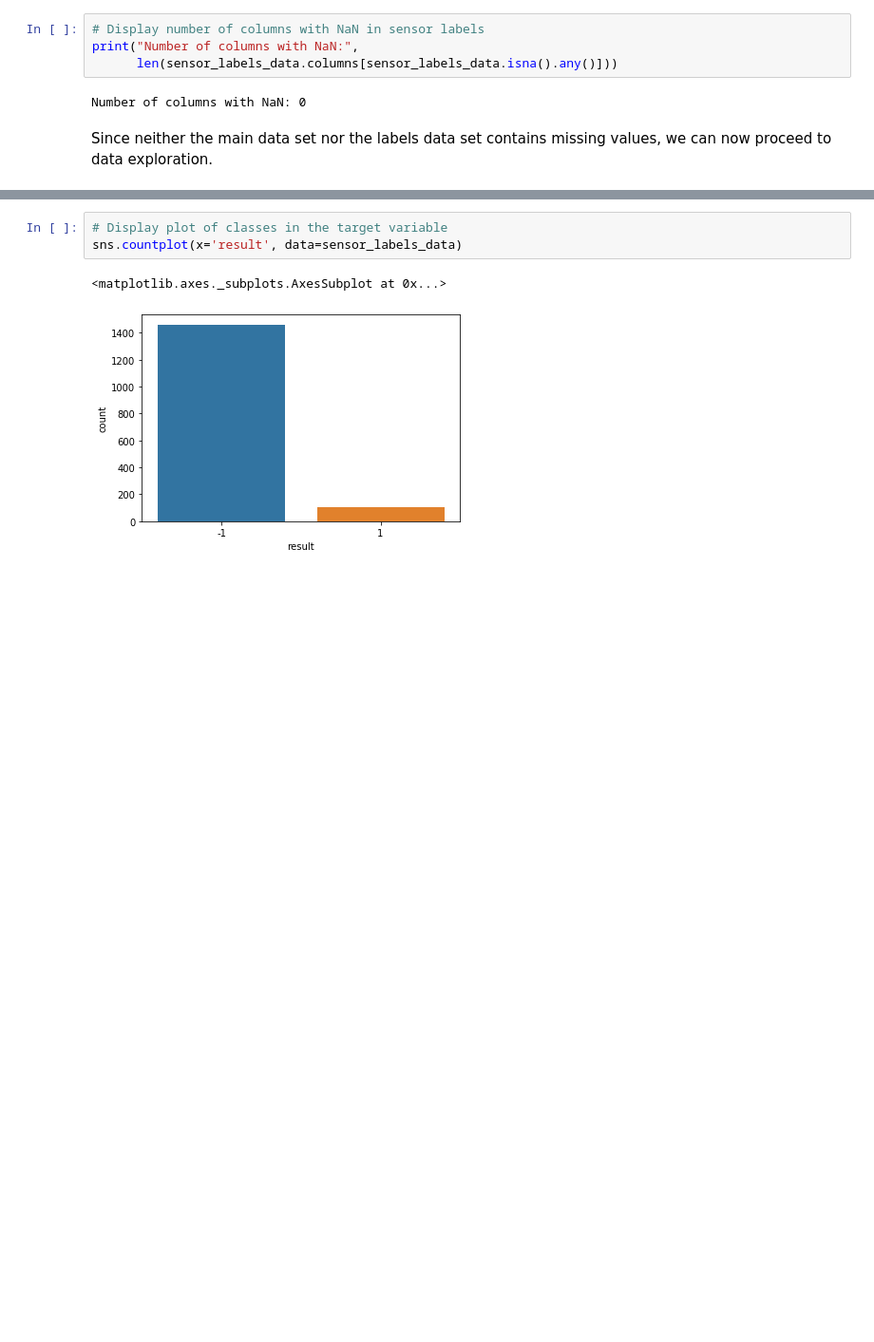
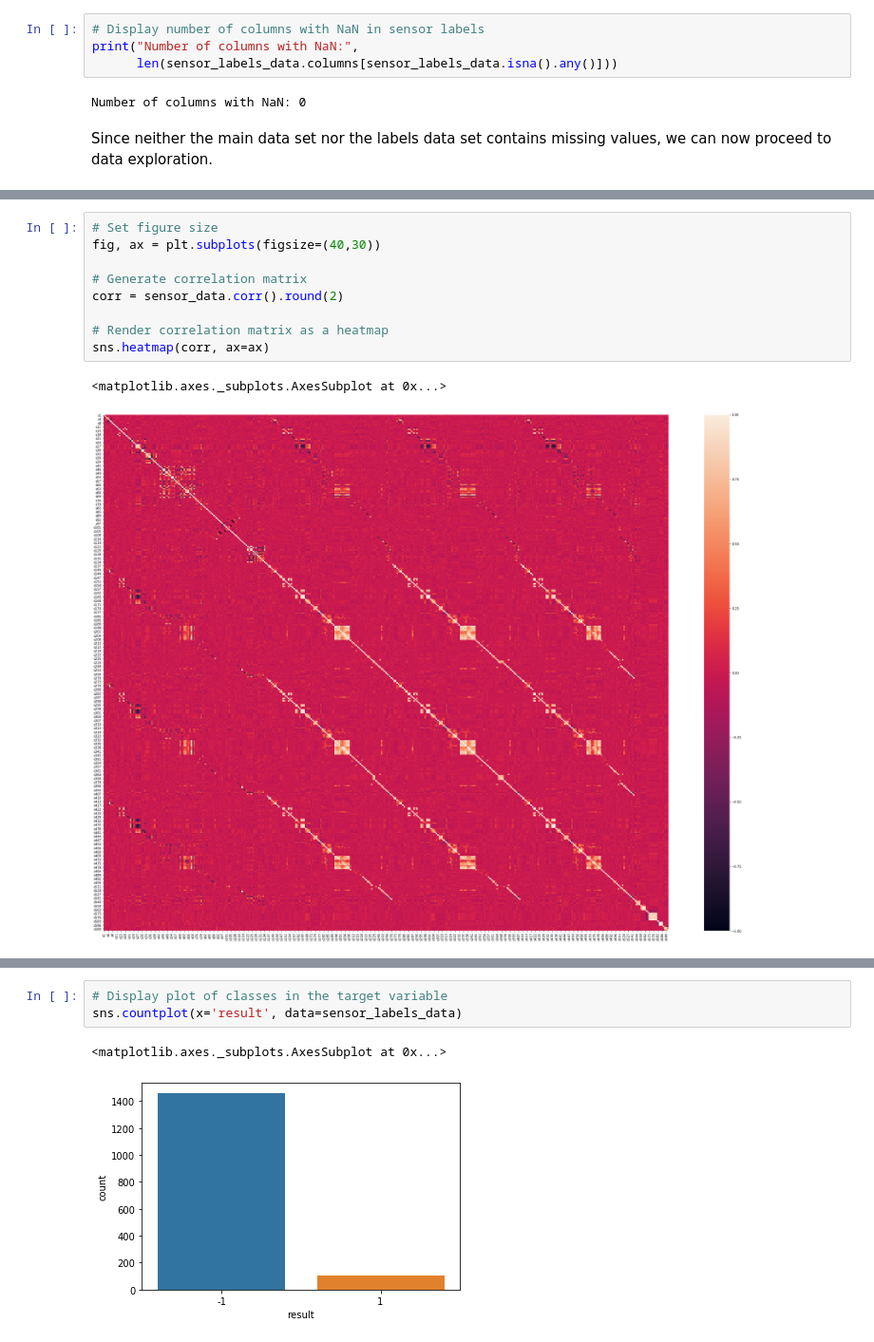
Before and after one commit to pelorenz/data-science-420, a Jupyter notebook: M01-PeterLorenz.ipynb, the cells around one changed output, grey strips where cells are left out. Shown at 95% size. Cells and saved outputs as stored; diff of their text form; blank space fills up the shorter version.

```diff
--- a/M01-PeterLorenz.ipynb
+++ b/M01-PeterLorenz.ipynb
@@ -364,0 +349,12 @@ Next we examine the distribution of labels using a bar plot to show the numbers
+# %%
+# Set figure size
+fig, ax = plt.subplots(figsize=(40,30))
+
+# Generate correlation matrix
+corr = sensor_data.corr().round(2)
+
+# Render correlation matrix as a heatmap
+sns.heatmap(corr, ax=ax)
+# %% [output]
+<matplotlib.axes._subplots.AxesSubplot at 0x...>
+[figure, added]
```
Also changed, not shown: parts of 19 cells of this notebook.
